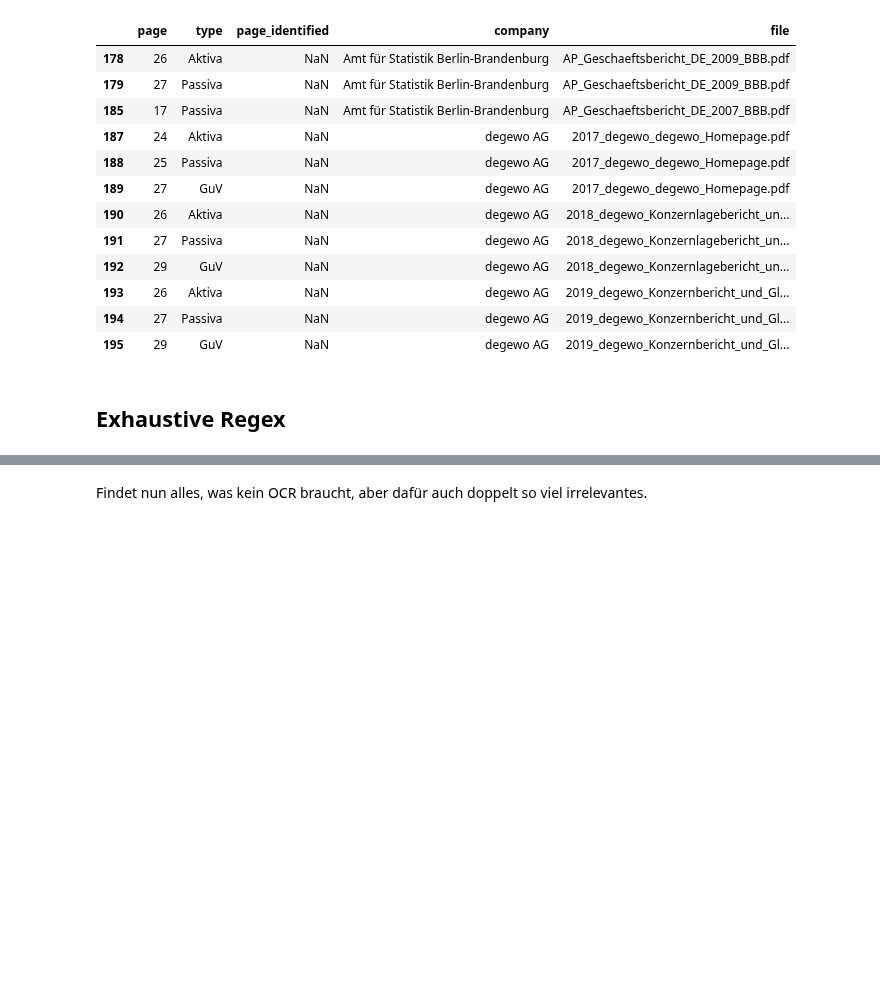
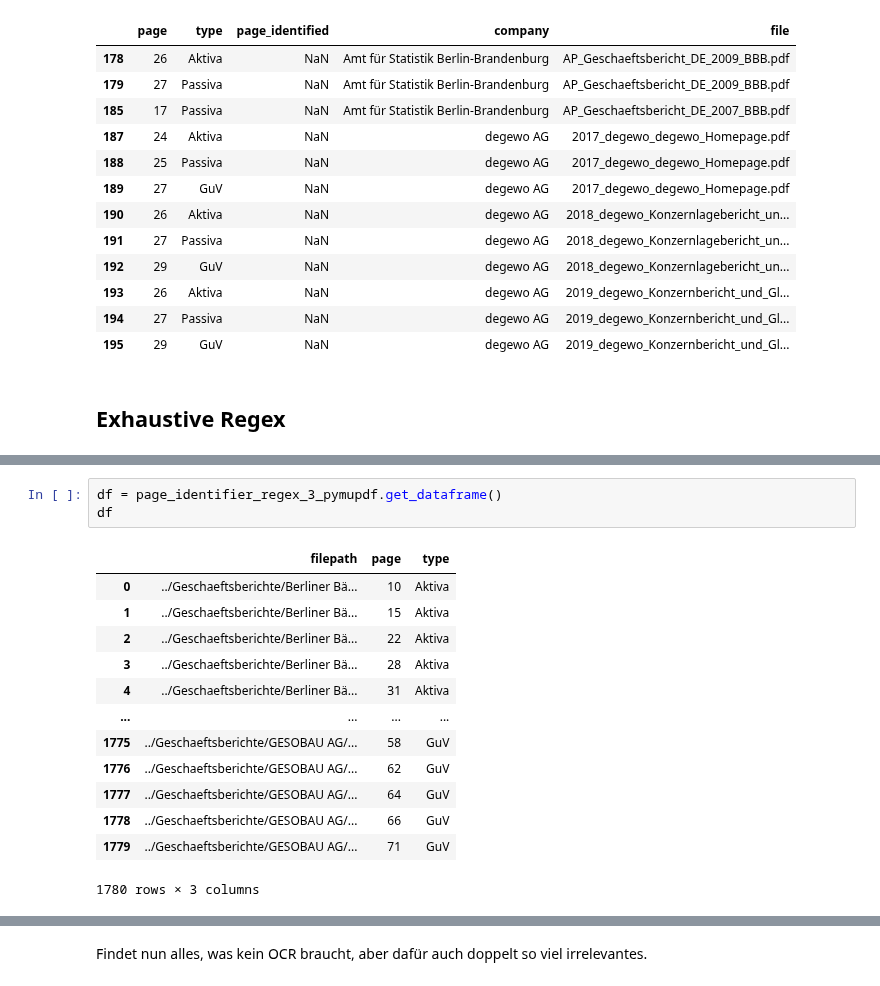
Before and after one commit to Famondir/Thesis, a Jupyter notebook: Python/page_detection_benchmark.ipynb, the cells around one changed output, grey strips where cells are left out. Saved outputs shown, nothing was run; the diff lists cells and outputs as text; blank space fills up the shorter version.

```diff
--- a/Python/page_detection_benchmark.ipynb
+++ b/Python/page_detection_benchmark.ipynb
@@ -643,0 +514,17 @@ Missing: 9
+# %%
+df = page_identifier_regex_3_pymupdf.get_dataframe()
+df
+# %% [output]
+|  | filepath | page | type |
+| 0 | ../Geschaeftsberichte/Berliner Bä... | 10 | Aktiva |
+| 1 | ../Geschaeftsberichte/Berliner Bä... | 15 | Aktiva |
+| 2 | ../Geschaeftsberichte/Berliner Bä... | 22 | Aktiva |
+| 3 | ../Geschaeftsberichte/Berliner Bä... | 28 | Aktiva |
+| 4 | ../Geschaeftsberichte/Berliner Bä... | 31 | Aktiva |
+| ... | ... | ... | ... |
+| 1775 | ../Geschaeftsberichte/GESOBAU AG/... | 58 | GuV |
+| 1776 | ../Geschaeftsberichte/GESOBAU AG/... | 62 | GuV |
+| 1777 | ../Geschaeftsberichte/GESOBAU AG/... | 64 | GuV |
+| 1778 | ../Geschaeftsberichte/GESOBAU AG/... | 66 | GuV |
+| 1779 | ../Geschaeftsberichte/GESOBAU AG/... | 71 | GuV |
+1780 rows × 3 columns
```
Also changed, not shown: parts of 31 cells of this notebook, 3 other files.
